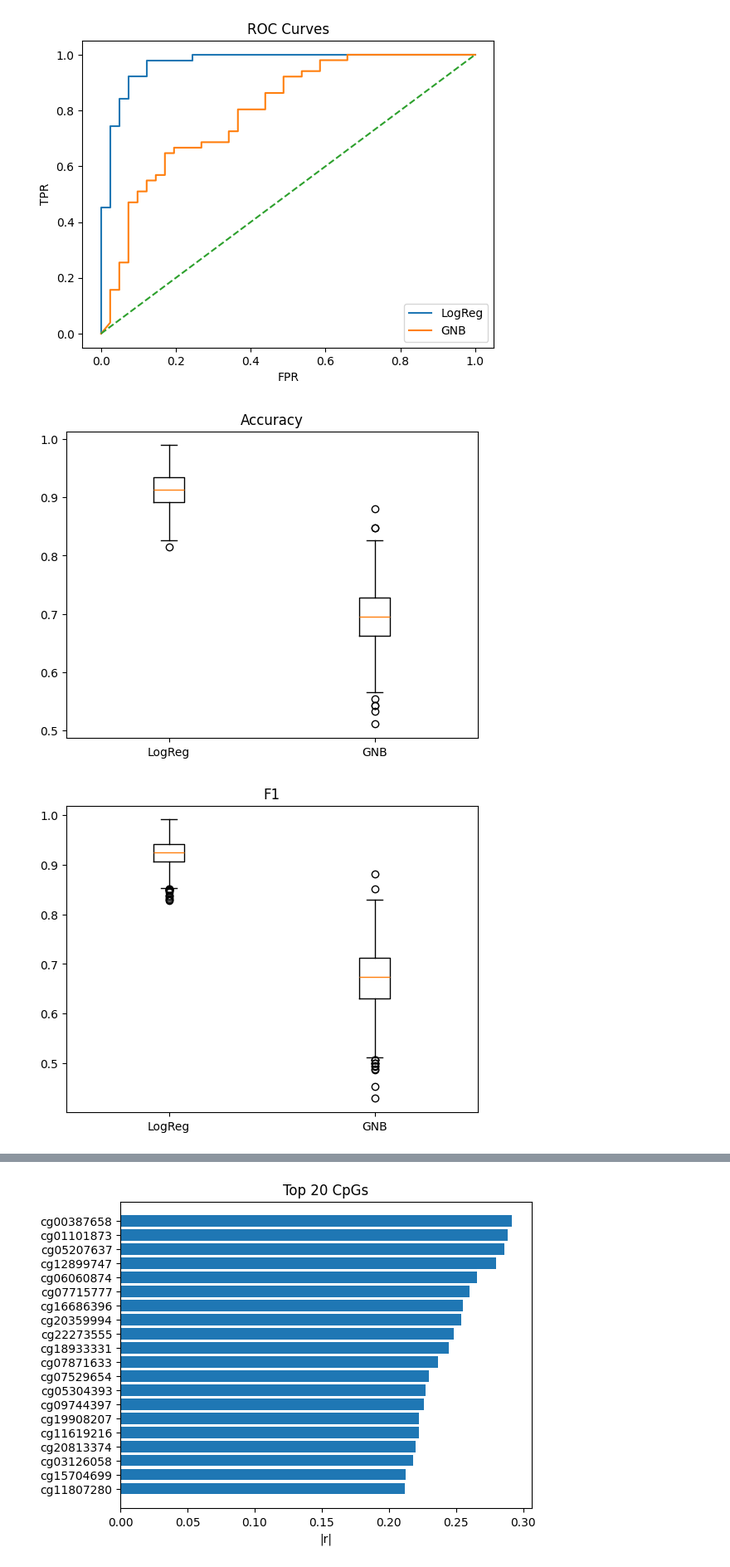
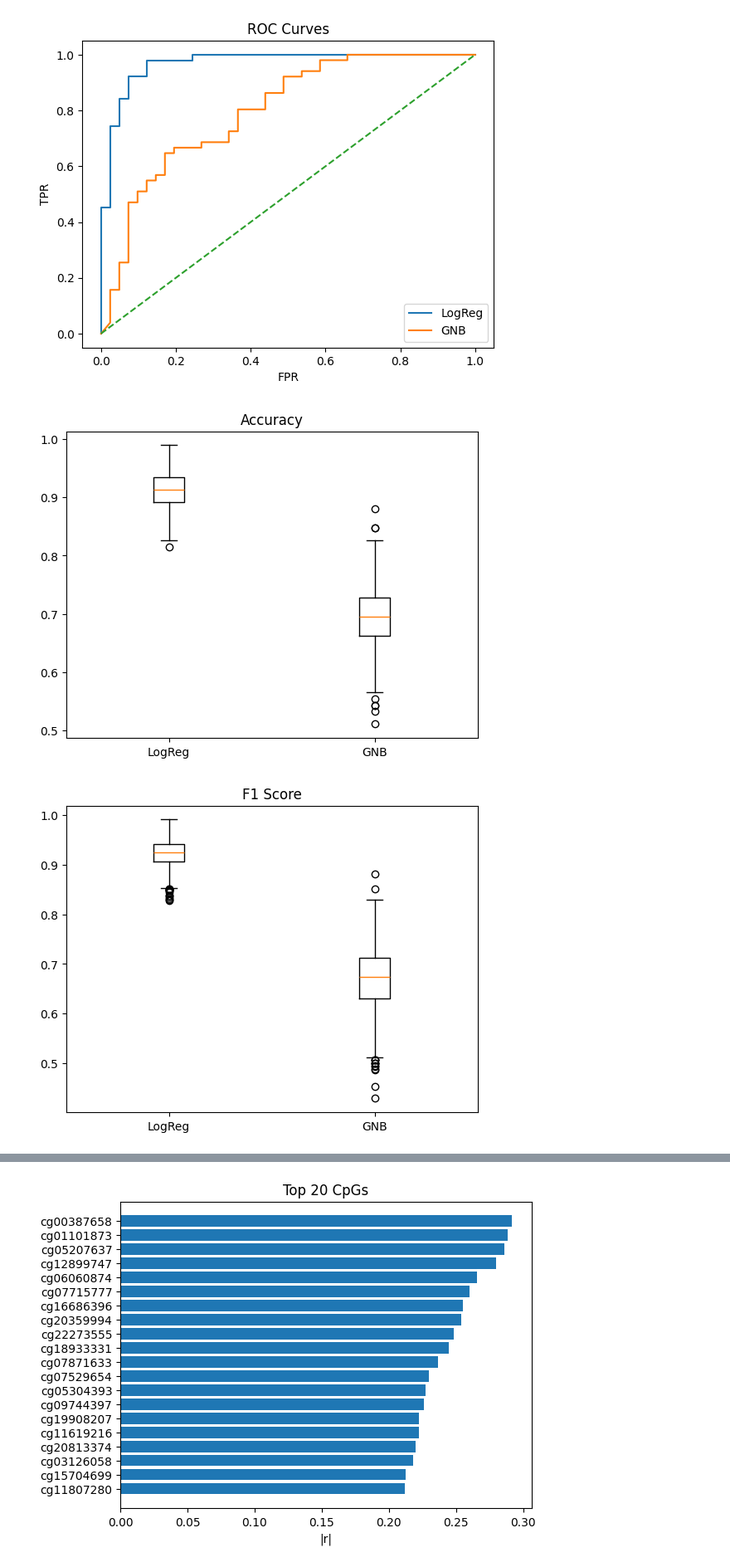
Before and after one commit to Paraskevi00/MLCB2026-ML_In_Comp_Bio_Assignment_1, a Jupyter notebook: notebooks/data_exploration.ipynb, the cells around one changed output, grey strips where cells are left out. Shown at 83% size. Cells and saved outputs as stored; diff of their text form; code cells hidden in the pictures.

```diff
--- a/notebooks/data_exploration.ipynb
+++ b/notebooks/data_exploration.ipynb
@@ -1173,26 +1292,30 @@ plt.show()
 # %%
 plt.boxplot([logreg_results["accuracy"], gnb_results["accuracy"]])
 plt.xticks([1,2], ["LogReg", "GNB"])
 plt.title("Accuracy")
+plt.savefig("../figures/Boxplot_Accuracy.png")
 plt.show()
 
 plt.boxplot([logreg_results["f1"], gnb_results["f1"]])
 plt.xticks([1,2], ["LogReg", "GNB"])
-plt.title("F1")
+plt.title("F1 Score")
+plt.savefig("../figures/Boxplot_F1-Score.png")
 plt.show()
 
 plt.boxplot([logreg_results["mcc"], gnb_results["mcc"]])
 plt.xticks([1,2], ["LogReg", "GNB"])
 plt.title("MCC")
+plt.savefig("../figures/Boxplot_MCC.png")
 plt.show()
 
 plt.boxplot([logreg_results["roc_auc"], gnb_results["roc_auc"]])
 plt.xticks([1,2], ["LogReg", "GNB"])
 plt.title("ROC-AUC")
+plt.savefig("../figures/ROC-AUC.png")
 plt.show()
 # %% [output]
 [figure]
-[figure, old version]
+[figure, new version]
 [figure]
 [figure]
 # %%
```
Also changed, not shown: parts of 33 cells of this notebook, 18 other files.
